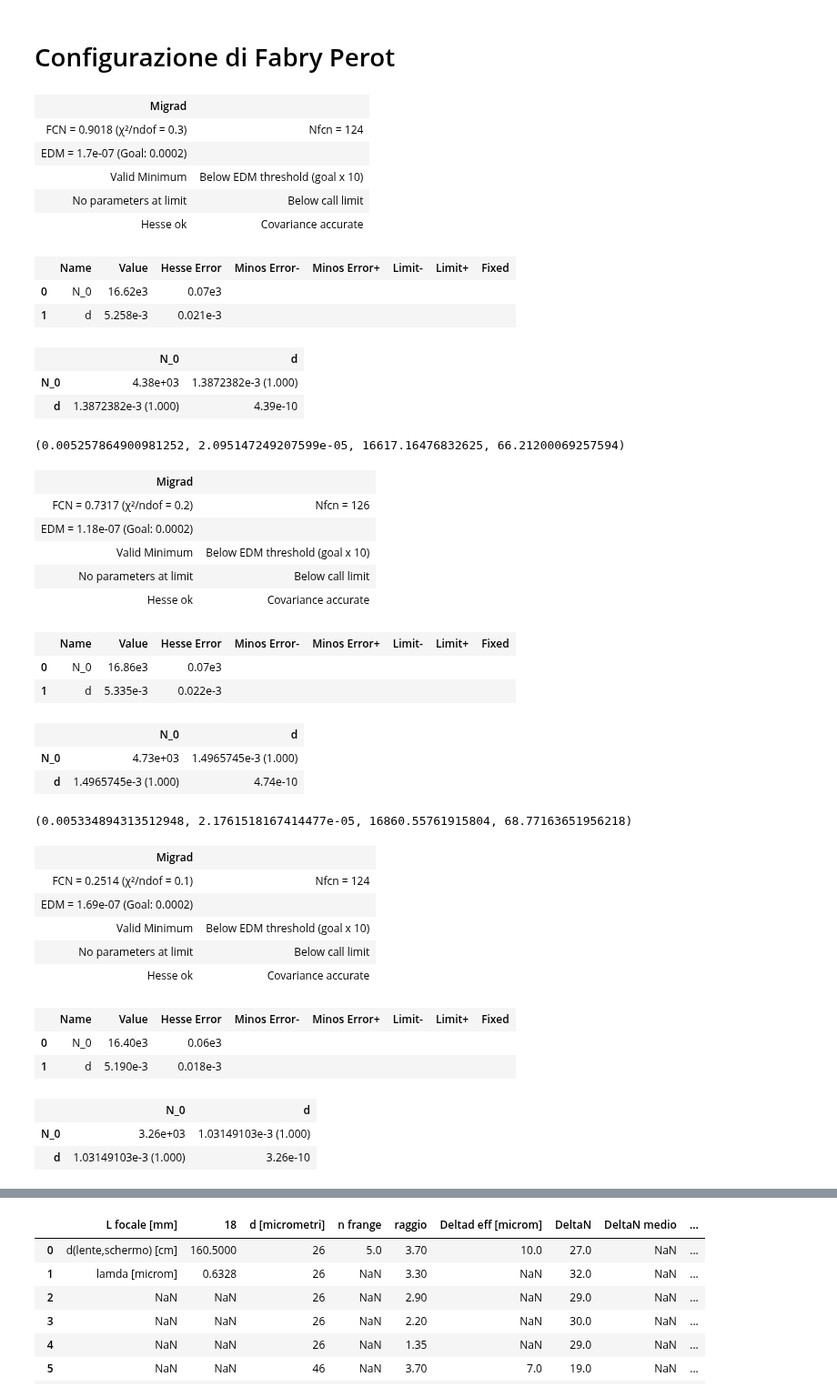
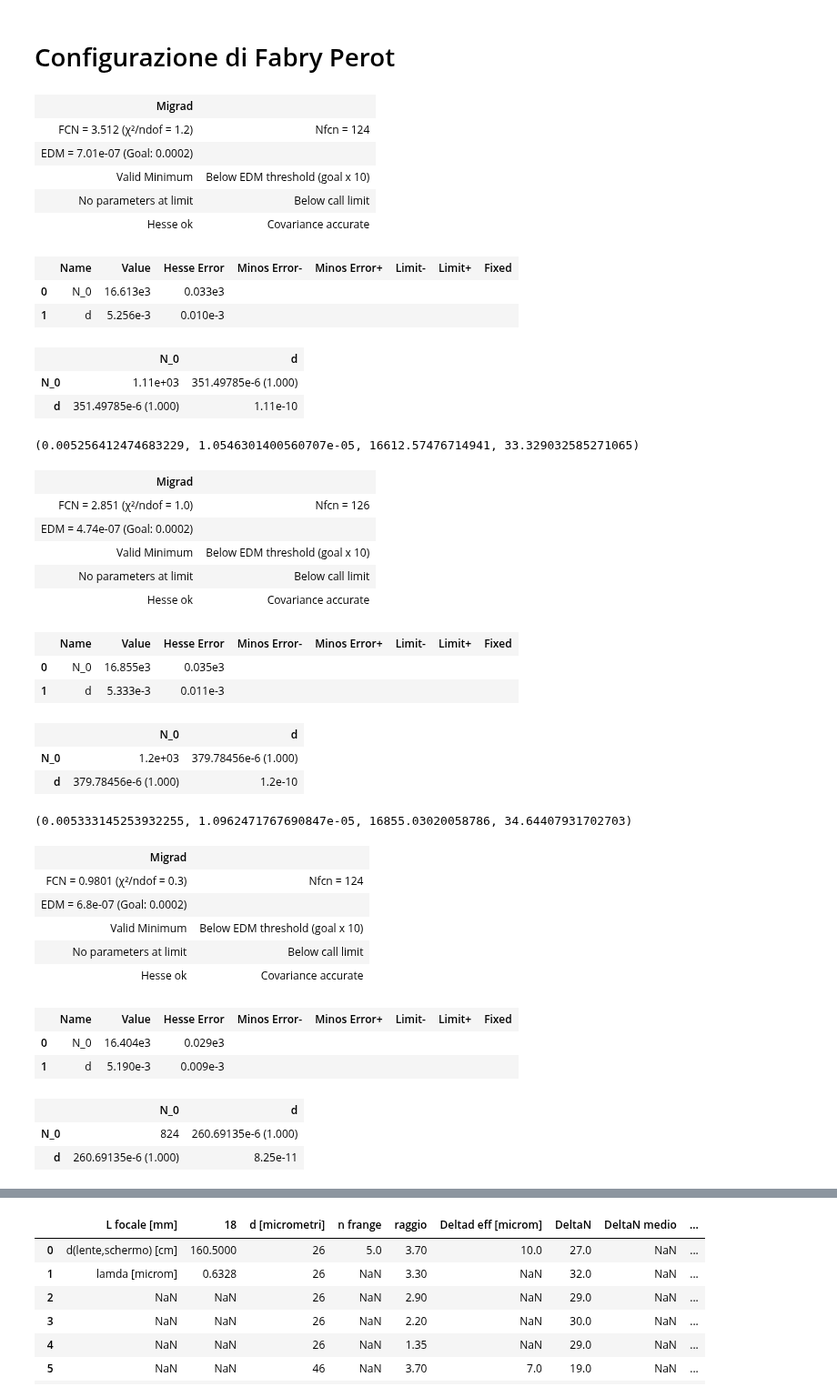
Before and after one commit to ARossiUnimib/Laboratorio-2---Gruppo-21-A.A.-2023-24, a Jupyter notebook: Notebooks/Interferometro.ipynb, the cells around one changed output, grey strips where cells are left out. Shown at 91% size. Drawn from its saved outputs; the diff is of its cells as text; code cells hidden in the pictures.

```diff
--- a/Notebooks/Interferometro.ipynb
+++ b/Notebooks/Interferometro.ipynb
@@ -18,7 +18,7 @@ distanza_eff = distanza_lente_schermo - L_focale
 err_distanza_eff = 0.5*10**(-2)
 
 raggi = dati["raggio"] * 10**(-2)
-err_raggi = 1 * 10**(-3)
+err_raggi = 0.5 * 10**(-3)
 
 dfdx = 1/(1+(raggi/distanza_eff)**2)
 part_r = 1/distanza_eff * dfdx
@@ -32,63 +32,63 @@ err_y = 2*np.abs(np.sin(angoli))/_lambda*err_angoli
 
 from iminuit import Minuit
 from iminuit.cost import LeastSquares
 
 def linear_cost(x, N_0, d):
     return N_0/d - x/d
 
 x = [4,3,2,1,0]
 
 def minimi_quadrati_fit(alfa, beta):
     minimi_quadrati = LeastSquares(x, y[alfa:beta], err_y[alfa:beta], linear_cost)
 
     m = Minuit(minimi_quadrati, N_0=16856, d=0.005)
     m.strategy = 2
 
     m.migrad()
     m.hesse()
     display(m)
 
     return m.values["d"], m.errors["d"], m.values["N_0"], m.errors["N_0"]
 
 
 for i in range(0, 6):
     print(minimi_quadrati_fit(i*5, (i+1)*5))
 # %% [output]
 | Migrad |  |
-| FCN = 0.9018 (χ²/ndof = 0.3) | Nfcn = 124 |
-| EDM = 1.7e-07 (Goal: 0.0002) |  |
+| FCN = 3.512 (χ²/ndof = 1.2) | Nfcn = 124 |
+| EDM = 7.01e-07 (Goal: 0.0002) |  |
 | Valid Minimum | Below EDM threshold (goal x 10) |
 | No parameters at limit | Below call limit |
 | Hesse ok | Covariance accurate |
 |  | Name | Value | Hesse Error | Minos Error- | Minos Error+ | Limit- | Limit+ | Fixed |
-| 0 | N_0 | 16.62e3 | 0.07e3 |  |  |  |  |  |
-| 1 | d | 5.258e-3 | 0.021e-3 |  |  |  |  |  |
+| 0 | N_0 | 16.613e3 | 0.033e3 |  |  |  |  |  |
+| 1 | d | 5.256e-3 | 0.010e-3 |  |  |  |  |  |
 |  | N_0 | d |
-| N_0 | 4.38e+03 | 1.3872382e-3 (1.000) |
-| d | 1.3872382e-3 (1.000) | 4.39e-10 |
+| N_0 | 1.11e+03 | 351.49785e-6 (1.000) |
+| d | 351.49785e-6 (1.000) | 1.11e-10 |
-(0.005257864900981252, 2.095147249207599e-05, 16617.16476832625, 66.21200069257594)
+(0.005256412474683229, 1.0546301400560707e-05, 16612.57476714941, 33.329032585271065)
 | Migrad |  |
-| FCN = 0.7317 (χ²/ndof = 0.2) | Nfcn = 126 |
-| EDM = 1.18e-07 (Goal: 0.0002) |  |
+| FCN = 2.851 (χ²/ndof = 1.0) | Nfcn = 126 |
+| EDM = 4.74e-07 (Goal: 0.0002) |  |
 | Valid Minimum | Below EDM threshold (goal x 10) |
 | No parameters at limit | Below call limit |
 | Hesse ok | Covariance accurate |
 |  | Name | Value | Hesse Error | Minos Error- | Minos Error+ | Limit- | Limit+ | Fixed |
-| 0 | N_0 | 16.86e3 | 0.07e3 |  |  |  |  |  |
-| 1 | d | 5.335e-3 | 0.022e-3 |  |  |  |  |  |
+| 0 | N_0 | 16.855e3 | 0.035e3 |  |  |  |  |  |
+| 1 | d | 5.333e-3 | 0.011e-3 |  |  |  |  |  |
 |  | N_0 | d |
-| N_0 | 4.73e+03 | 1.4965745e-3 (1.000) |
-| d | 1.4965745e-3 (1.000) | 4.74e-10 |
+| N_0 | 1.2e+03 | 379.78456e-6 (1.000) |
+| d | 379.78456e-6 (1.000) | 1.2e-10 |
-(0.005334894313512948, 2.1761518167414477e-05, 16860.55761915804, 68.77163651956218)
+(0.005333145253932255, 1.0962471767690847e-05, 16855.03020058786, 34.64407931702703)
 | Migrad |  |
-| FCN = 0.2514 (χ²/ndof = 0.1) | Nfcn = 124 |
-| EDM = 1.69e-07 (Goal: 0.0002) |  |
+| FCN = 0.9801 (χ²/ndof = 0.3) | Nfcn = 124 |
+| EDM = 6.8e-07 (Goal: 0.0002) |  |
 | Valid Minimum | Below EDM threshold (goal x 10) |
 | No parameters at limit | Below call limit |
 | Hesse ok | Covariance accurate |
 |  | Name | Value | Hesse Error | Minos Error- | Minos Error+ | Limit- | Limit+ | Fixed |
-| 0 | N_0 | 16.40e3 | 0.06e3 |  |  |  |  |  |
-| 1 | d | 5.190e-3 | 0.018e-3 |  |  |  |  |  |
+| 0 | N_0 | 16.404e3 | 0.029e3 |  |  |  |  |  |
+| 1 | d | 5.190e-3 | 0.009e-3 |  |  |  |  |  |
 |  | N_0 | d |
-| N_0 | 3.26e+03 | 1.03149103e-3 (1.000) |
-| d | 1.03149103e-3 (1.000) | 3.26e-10 |
+| N_0 | 824 | 260.69135e-6 (1.000) |
+| d | 260.69135e-6 (1.000) | 8.25e-11 |
```
Also changed, not shown: parts of 2 cells of this notebook.
